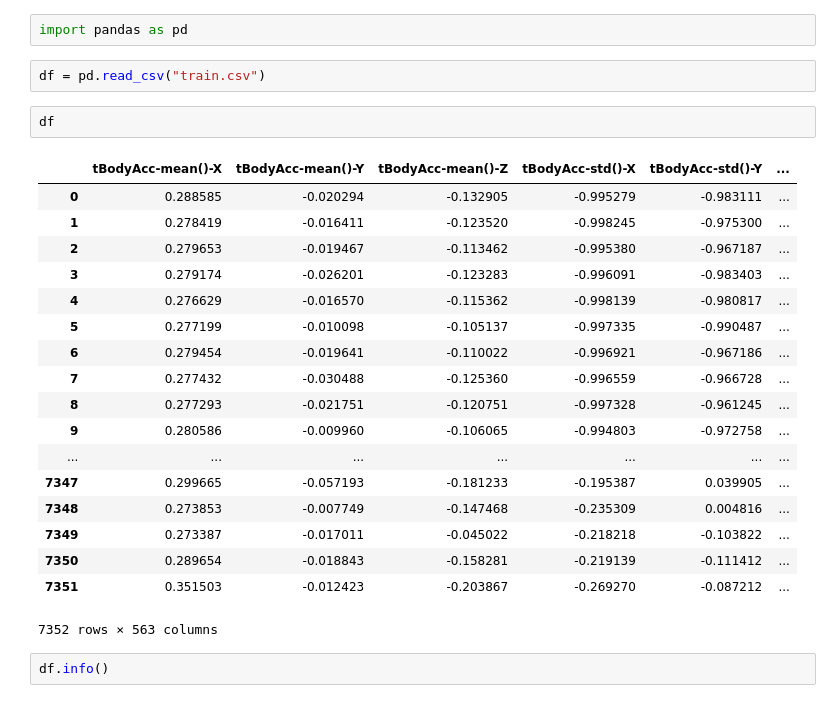
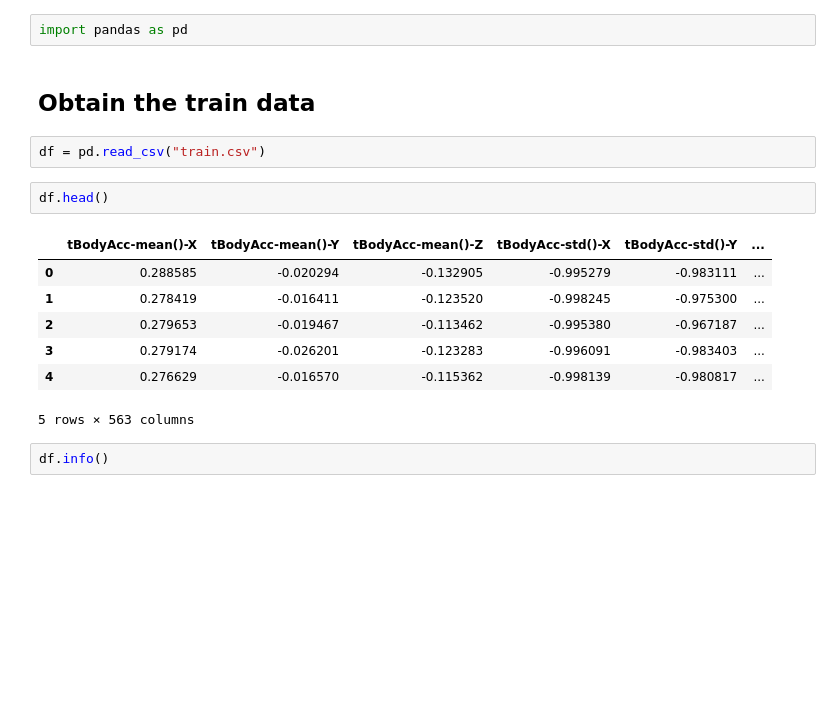
Before and after one commit to hitesh-bansal/SpringBoard-DSC, a Jupyter notebook: human-activity-recognition-with-smartphones/Human_Activity.ipynb, the cells around one changed output. Cells and saved outputs as stored; diff of their text form; blank space fills up the shorter version.

```diff
--- a/human-activity-recognition-with-smartphones/Human_Activity.ipynb
+++ b/human-activity-recognition-with-smartphones/Human_Activity.ipynb
@@ -1,28 +1,19 @@
 # %%
 import pandas as pd
+# %% [markdown]
+## Obtain the train data
 # %%
 df = pd.read_csv("train.csv")
 # %%
-df
+df.head()
 # %% [output]
 |  | tBodyAcc-mean()-X | tBodyAcc-mean()-Y | tBodyAcc-mean()-Z | tBodyAcc-std()-X | tBodyAcc-std()-Y | ... |
 | 0 | 0.288585 | -0.020294 | -0.132905 | -0.995279 | -0.983111 | ... |
 | 1 | 0.278419 | -0.016411 | -0.123520 | -0.998245 | -0.975300 | ... |
 | 2 | 0.279653 | -0.019467 | -0.113462 | -0.995380 | -0.967187 | ... |
 | 3 | 0.279174 | -0.026201 | -0.123283 | -0.996091 | -0.983403 | ... |
 | 4 | 0.276629 | -0.016570 | -0.115362 | -0.998139 | -0.980817 | ... |
-| 5 | 0.277199 | -0.010098 | -0.105137 | -0.997335 | -0.990487 | ... |
-| 6 | 0.279454 | -0.019641 | -0.110022 | -0.996921 | -0.967186 | ... |
-| 7 | 0.277432 | -0.030488 | -0.125360 | -0.996559 | -0.966728 | ... |
-| 8 | 0.277293 | -0.021751 | -0.120751 | -0.997328 | -0.961245 | ... |
-| 9 | 0.280586 | -0.009960 | -0.106065 | -0.994803 | -0.972758 | ... |
-| ... | ... | ... | ... | ... | ... | ... |
-| 7347 | 0.299665 | -0.057193 | -0.181233 | -0.195387 | 0.039905 | ... |
-| 7348 | 0.273853 | -0.007749 | -0.147468 | -0.235309 | 0.004816 | ... |
-| 7349 | 0.273387 | -0.017011 | -0.045022 | -0.218218 | -0.103822 | ... |
-| 7350 | 0.289654 | -0.018843 | -0.158281 | -0.219139 | -0.111412 | ... |
-| 7351 | 0.351503 | -0.012423 | -0.203867 | -0.269270 | -0.087212 | ... |
-7352 rows × 563 columns
+5 rows × 563 columns
 # %%
 df.info()
 # %% [output]
```
Also changed, not shown: parts of 22 cells of this notebook.
